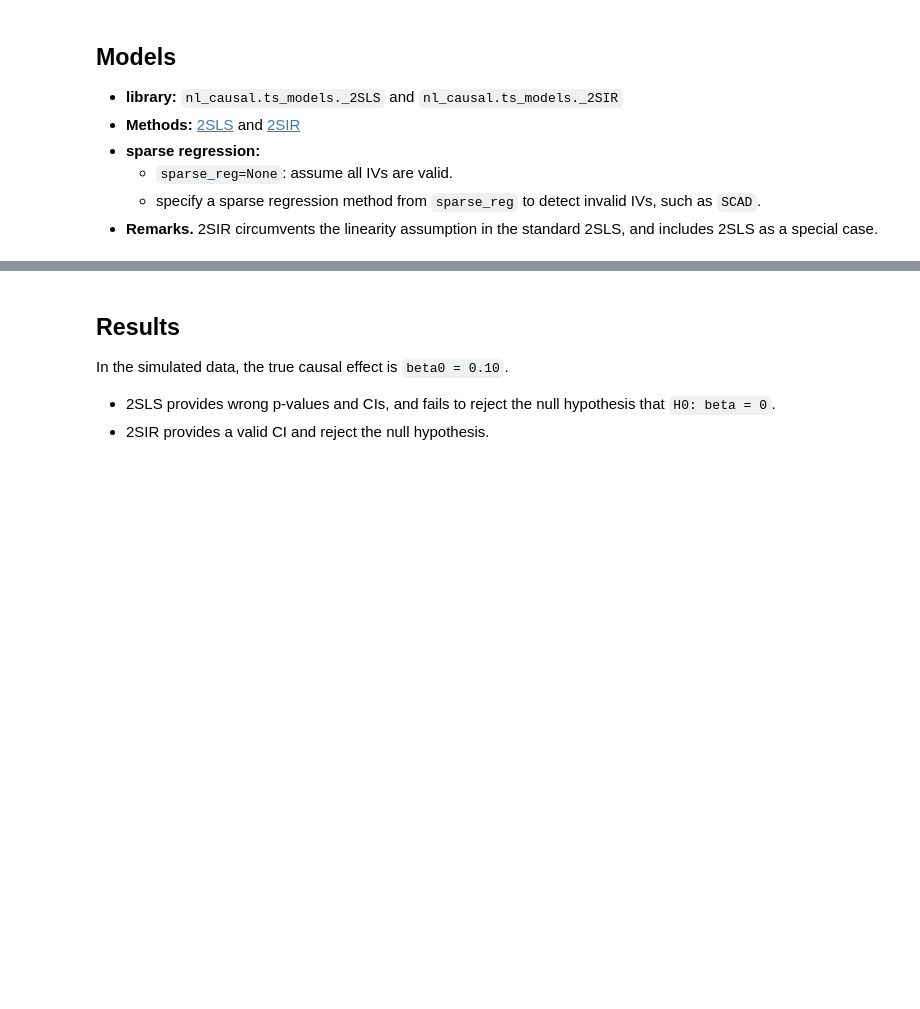
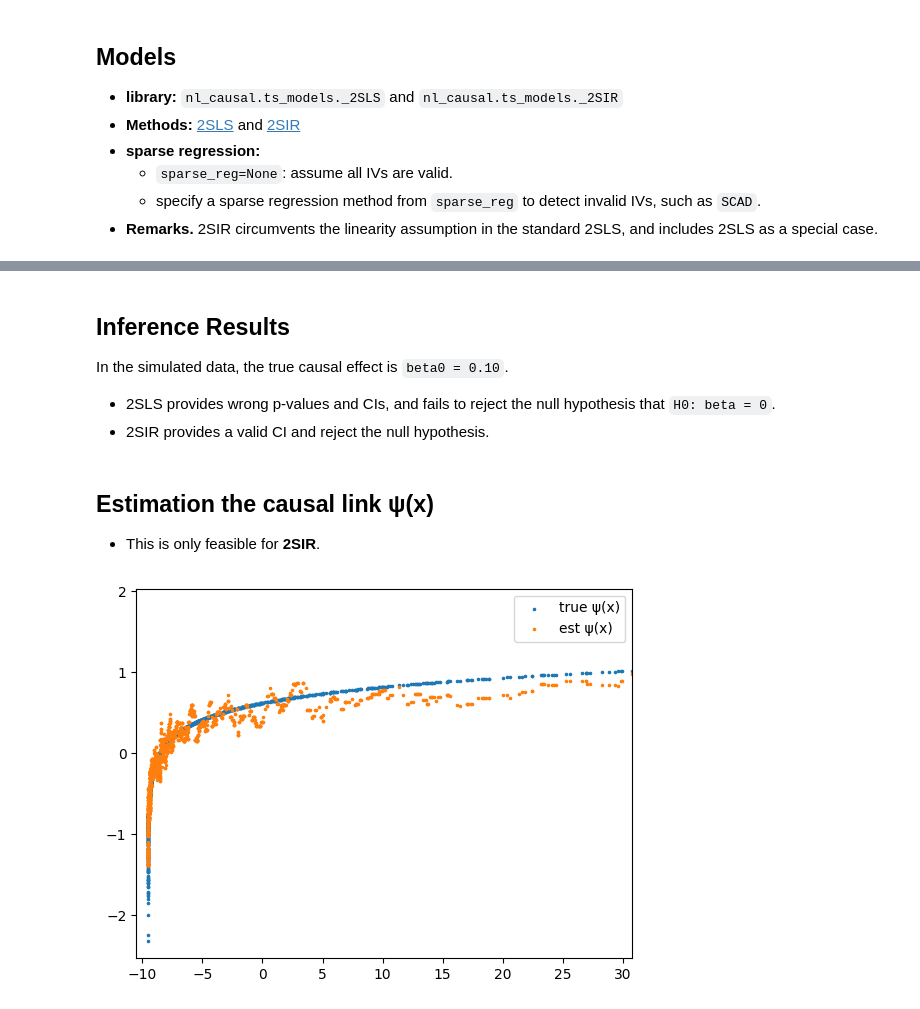
Before and after one commit to statmlben/nonlinear-causal, a Jupyter notebook: nb/sim_invalidIVs.ipynb, the cells around one changed output, grey strips where cells are left out. Drawn from its saved outputs; the diff is of its cells as text; code cells hidden in the pictures; blank space fills up the shorter version.

```diff
--- a/nb/sim_invalidIVs.ipynb
+++ b/nb/sim_invalidIVs.ipynb
@@ -106,12 +100,14 @@ LS.summary()
 # %%
 ## 2SIR
-SIR = _2SIR(sparse_reg=None)
+
+Ks = range(int(p/2))
+reg_model = L0_IC(fit_intercept=False, alphas=10**np.arange(-1,3,.3),
+				  Ks=Ks, max_iter=10000, refit=False, find_best=False)
+
+SIR = _2SIR(sparse_reg=reg_model)
 ## Stage-1 fit theta
 SIR.fit_theta(Z1, X1)
 ## Stage-2 fit beta
 SIR.fit_beta(LD_Z2, cov_ZY2, n2)
-## generate CI for beta
-SIR.test_effect(n2, LD_Z2, cov_ZY2)
-SIR.CI_beta(n1, n2, Z1, X1, LD_Z2, cov_ZY2)
-SIR.summary()
+SIR.selection_summary().sort_values('criteria').head(5)
 # %% [output]
@@ -129,7 +137,25 @@ SIR.summary()
 # %% [markdown]
-## Results
+## Inference Results
 
 In the simulated data, the true causal effect is `beta0 = 0.10`.
 
 - 2SLS provides wrong p-values and CIs, and fails to reject the null hypothesis that `H0: beta = 0`.
 - 2SIR provides a valid CI and reject the null hypothesis.
+# %% [markdown]
+## Estimation the causal link  ψ(x)
+- This is only feasible for **2SIR**.
+# %%
+## fit the causal link
+SIR.fit_link(Z1=Z1, X1=X1)
+# evalue ψ(x) based on the estimated causal link
+est_phi = SIR.link(X[:,np.newaxis])
+# %%
+import matplotlib.pyplot as plt
+
+plt.xlim(1.1*min(X), np.quantile(X,0.95))
+plt.scatter(X, phi, s=2.5, label='true ψ(x)')
+plt.scatter(X, est_phi, s=2.5, label='est ψ(x)')
+plt.legend()
+plt.show()
+# %% [output]
+[figure, added]
```
Also changed, not shown: parts of 5 cells of this notebook, 3 other files.
